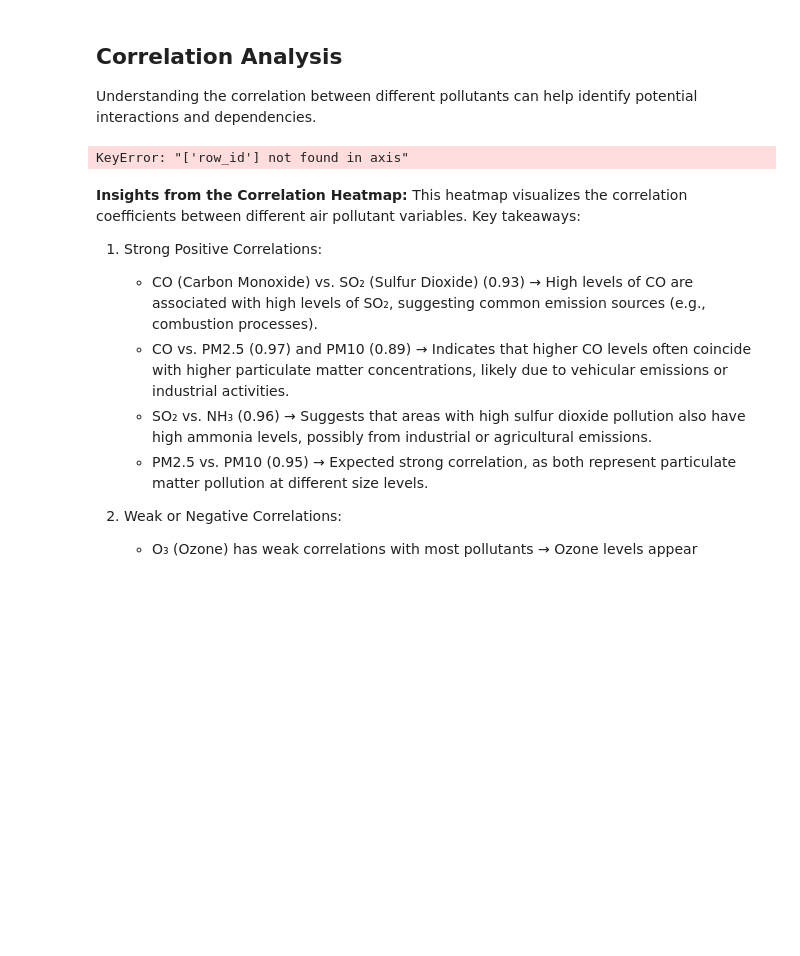
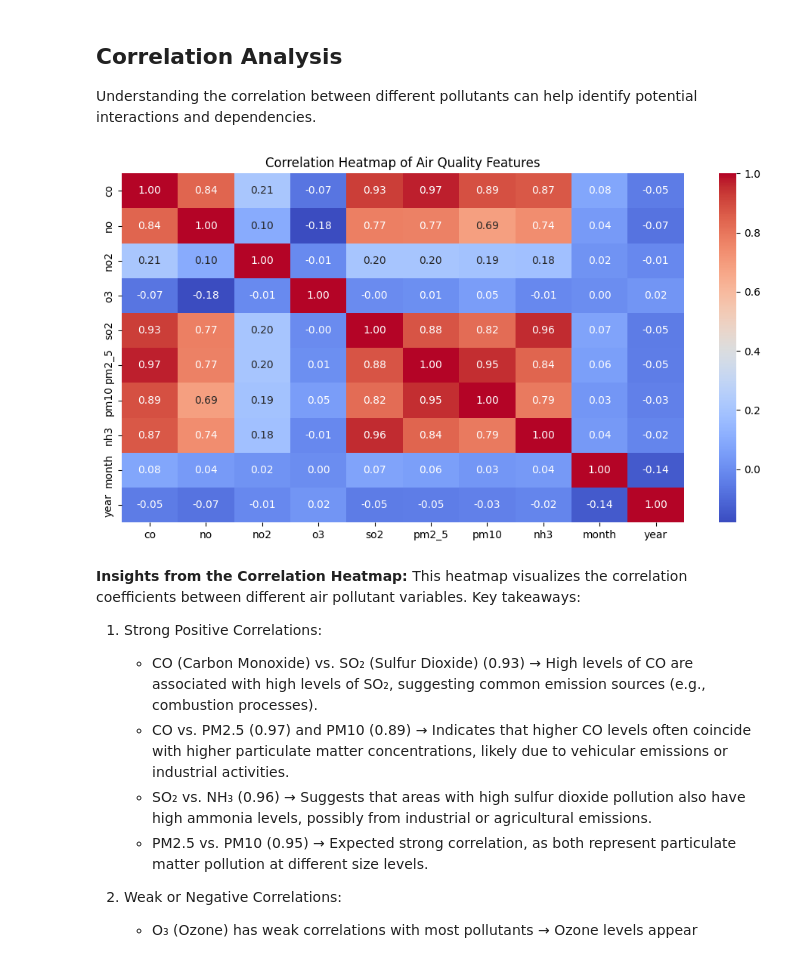
Before and after one commit to intellisenseCodez/AirQuality-MLops, a Jupyter notebook: notebooks/03_features_exploration.ipynb, the cells around one changed output. Drawn from its saved outputs; the diff is of its cells as text; code cells hidden in the pictures; blank space fills up the shorter version.

```diff
--- a/notebooks/03_features_exploration.ipynb
+++ b/notebooks/03_features_exploration.ipynb
@@ -217,18 +221,19 @@ Understanding the correlation between different pollutants can help identify pot
 # %%
 # Select only numeric columns for correlation analysis
 numeric_df = df.select_dtypes(include=[np.number])
-numeric_df = numeric_df.drop(columns=["row_id", "aqi"])
+numeric_df = numeric_df.drop(columns=["aqi"])
 
 # Compute the correlation matrix
 correlation_matrix = numeric_df.corr()
 
 # Plot the heatmap
 plt.figure(figsize=(12, 6))
 sns.heatmap(correlation_matrix, annot=True, cmap='coolwarm', fmt='.2f')
 plt.title('Correlation Heatmap of Air Quality Features')
+plt.savefig("../reports/features_correllation_map.png")
 plt.show()
 # %% [output]
-KeyError: "['row_id'] not found in axis"
+[figure, added]
 # %% [markdown]
 **Insights from the Correlation Heatmap:**
 This heatmap visualizes the correlation coefficients between different air pollutant variables. Key takeaways:
```
Also changed, not shown: parts of 7 cells of this notebook, 15 other files.
